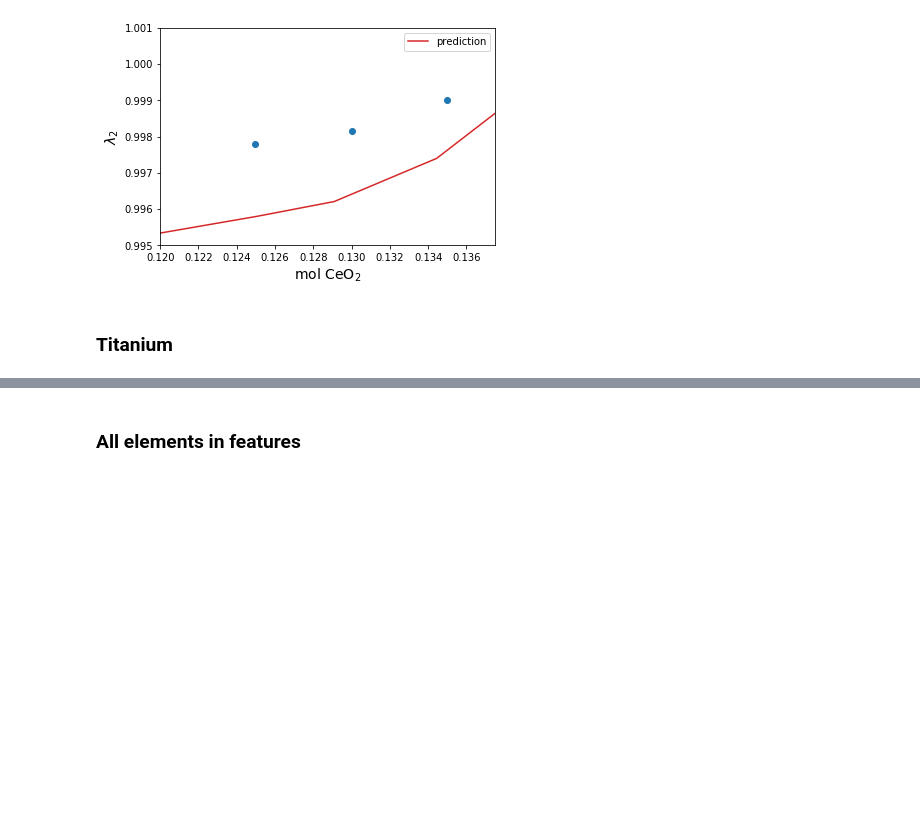
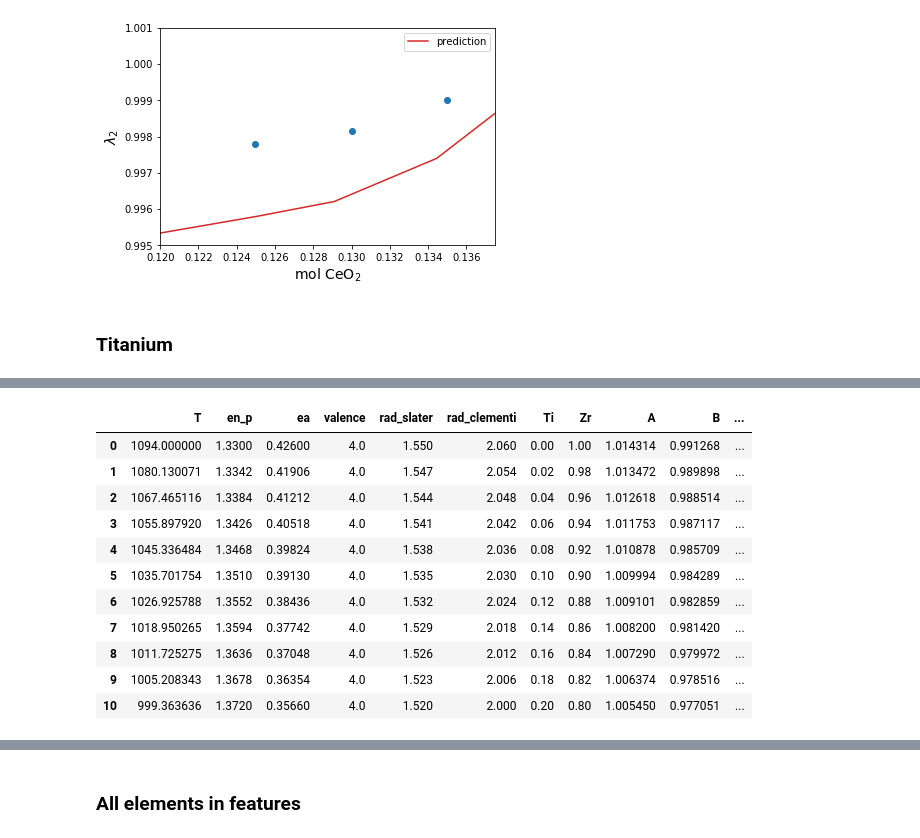
Before and after one commit to dskoda/smceramics, a Jupyter notebook: cofactors.ipynb, the cells around one changed output, grey strips where cells are left out. Saved outputs shown, nothing was run; the diff lists cells and outputs as text; code cells hidden in the pictures; blank space fills up the shorter version.

```diff
--- a/cofactors.ipynb
+++ b/cofactors.ipynb
@@ -128,0 +148,15 @@ plt.show()
+# %%
+results
+# %% [output]
+|  | T | en_p | ea | valence | rad_slater | rad_clementi | Ti | Zr | A | B | ... |
+| 0 | 1094.000000 | 1.3300 | 0.42600 | 4.0 | 1.550 | 2.060 | 0.00 | 1.00 | 1.014314 | 0.991268 | ... |
+| 1 | 1080.130071 | 1.3342 | 0.41906 | 4.0 | 1.547 | 2.054 | 0.02 | 0.98 | 1.013472 | 0.989898 | ... |
+| 2 | 1067.465116 | 1.3384 | 0.41212 | 4.0 | 1.544 | 2.048 | 0.04 | 0.96 | 1.012618 | 0.988514 | ... |
+| 3 | 1055.897920 | 1.3426 | 0.40518 | 4.0 | 1.541 | 2.042 | 0.06 | 0.94 | 1.011753 | 0.987117 | ... |
+| 4 | 1045.336484 | 1.3468 | 0.39824 | 4.0 | 1.538 | 2.036 | 0.08 | 0.92 | 1.010878 | 0.985709 | ... |
+| 5 | 1035.701754 | 1.3510 | 0.39130 | 4.0 | 1.535 | 2.030 | 0.10 | 0.90 | 1.009994 | 0.984289 | ... |
+| 6 | 1026.925788 | 1.3552 | 0.38436 | 4.0 | 1.532 | 2.024 | 0.12 | 0.88 | 1.009101 | 0.982859 | ... |
+| 7 | 1018.950265 | 1.3594 | 0.37742 | 4.0 | 1.529 | 2.018 | 0.14 | 0.86 | 1.008200 | 0.981420 | ... |
+| 8 | 1011.725275 | 1.3636 | 0.37048 | 4.0 | 1.526 | 2.012 | 0.16 | 0.84 | 1.007290 | 0.979972 | ... |
+| 9 | 1005.208343 | 1.3678 | 0.36354 | 4.0 | 1.523 | 2.006 | 0.18 | 0.82 | 1.006374 | 0.978516 | ... |
+| 10 | 999.363636 | 1.3720 | 0.35660 | 4.0 | 1.520 | 2.000 | 0.20 | 0.80 | 1.005450 | 0.977051 | ... |
```
Also changed, not shown: parts of 21 cells of this notebook, 1 other file.
